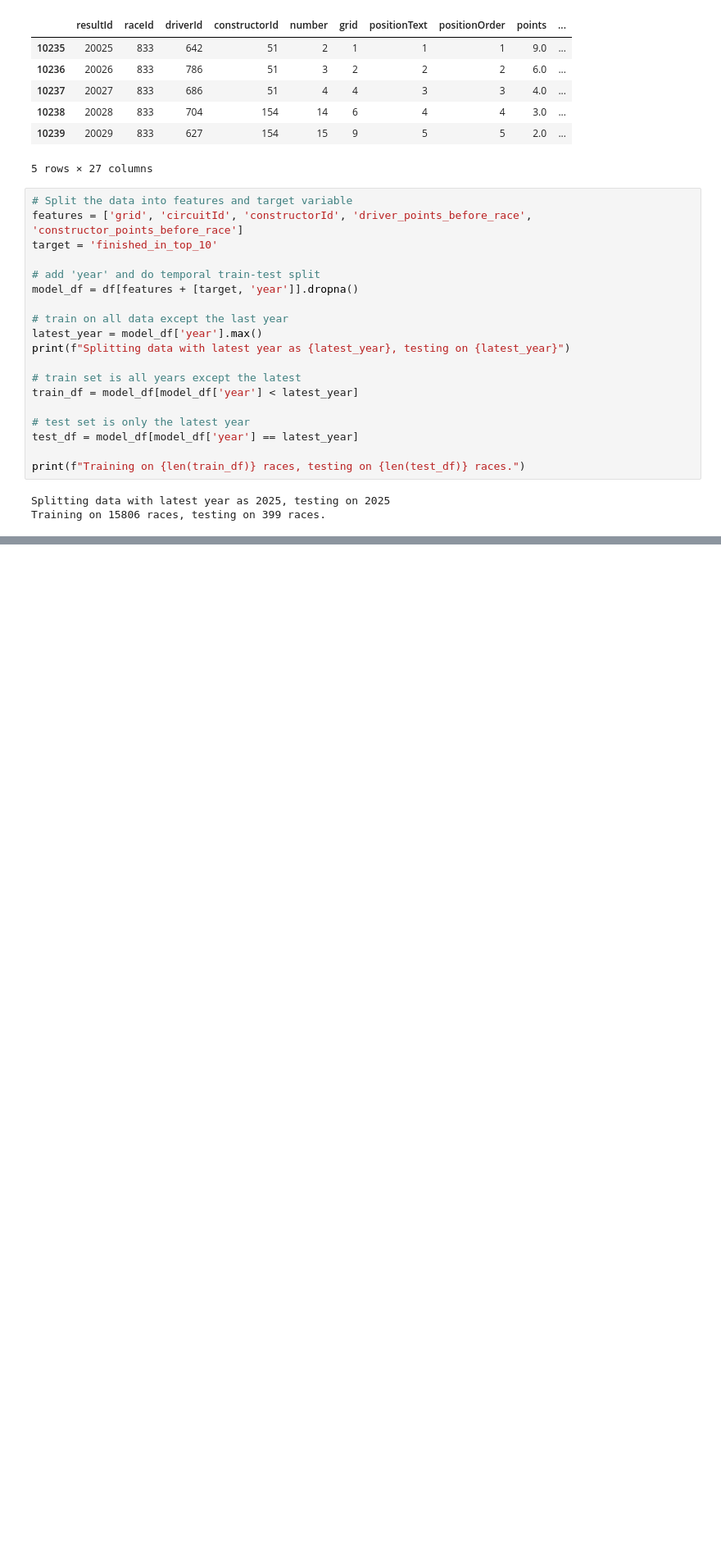
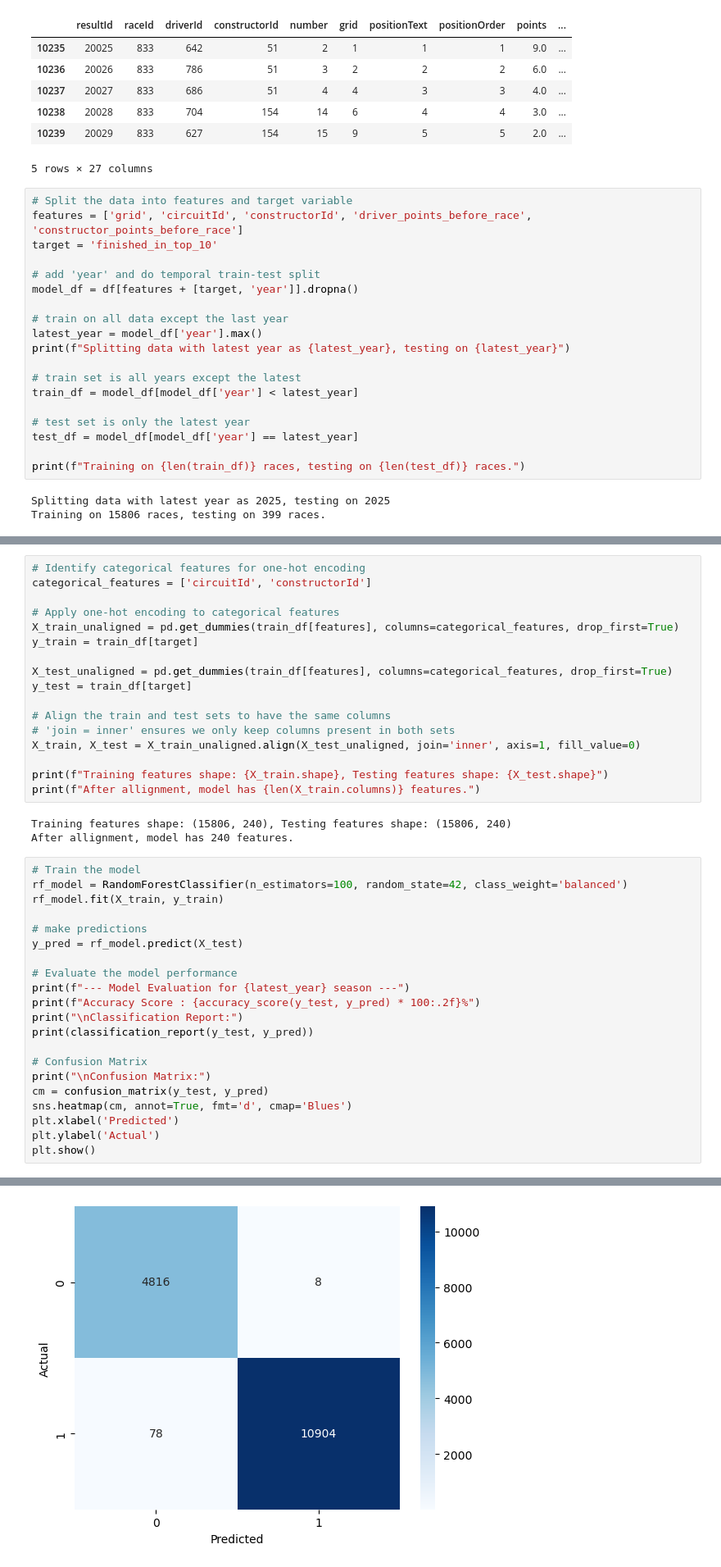
Before and after one commit to Ifdhal17/f1_point_finisher_prediction, a Jupyter notebook: f1prediction.ipynb, the cells around one changed output, grey strips where cells are left out. Shown at 82% size. Saved outputs shown, nothing was run; the diff lists cells and outputs as text; blank space fills up the shorter version.

Commit message:
training and test data but need to some improvements

```diff
--- a/f1prediction.ipynb
+++ b/f1prediction.ipynb
@@ -123,0 +126,42 @@ Training on 15806 races, testing on 399 races.
+# %%
+# Identify categorical features for one-hot encoding
+categorical_features = ['circuitId', 'constructorId']
+
+# Apply one-hot encoding to categorical features
+X_train_unaligned = pd.get_dummies(train_df[features], columns=categorical_features, drop_first=True)
+y_train = train_df[target]
+
+X_test_unaligned = pd.get_dummies(train_df[features], columns=categorical_features, drop_first=True)
+y_test = train_df[target]
+
+# Align the train and test sets to have the same columns
+# 'join = inner' ensures we only keep columns present in both sets
+X_train, X_test = X_train_unaligned.align(X_test_unaligned, join='inner', axis=1, fill_value=0)
+
+print(f"Training features shape: {X_train.shape}, Testing features shape: {X_test.shape}")
+print(f"After allignment, model has {len(X_train.columns)} features.")
+# %% [output]
+Training features shape: (15806, 240), Testing features shape: (15806, 240)
+After allignment, model has 240 features.
+# %%
+# Train the model
+rf_model = RandomForestClassifier(n_estimators=100, random_state=42, class_weight='balanced')
+rf_model.fit(X_train, y_train)
+
+# make predictions
+y_pred = rf_model.predict(X_test)
+
+# Evaluate the model performance
+print(f"--- Model Evaluation for {latest_year} season ---")
+print(f"Accuracy Score : {accuracy_score(y_test, y_pred) * 100:.2f}%")
+print("\nClassification Report:")
+print(classification_report(y_test, y_pred))
+
+# Confusion Matrix
+print("\nConfusion Matrix:")
+cm = confusion_matrix(y_test, y_pred)
+sns.heatmap(cm, annot=True, fmt='d', cmap='Blues')
+plt.xlabel('Predicted')
+plt.ylabel('Actual')
+plt.show()
+# %% [output]
@@ -123,0 +183 @@ Training on 15806 races, testing on 399 races.
+[figure, added]
```
Also changed, not shown: parts of 3 cells of this notebook.
